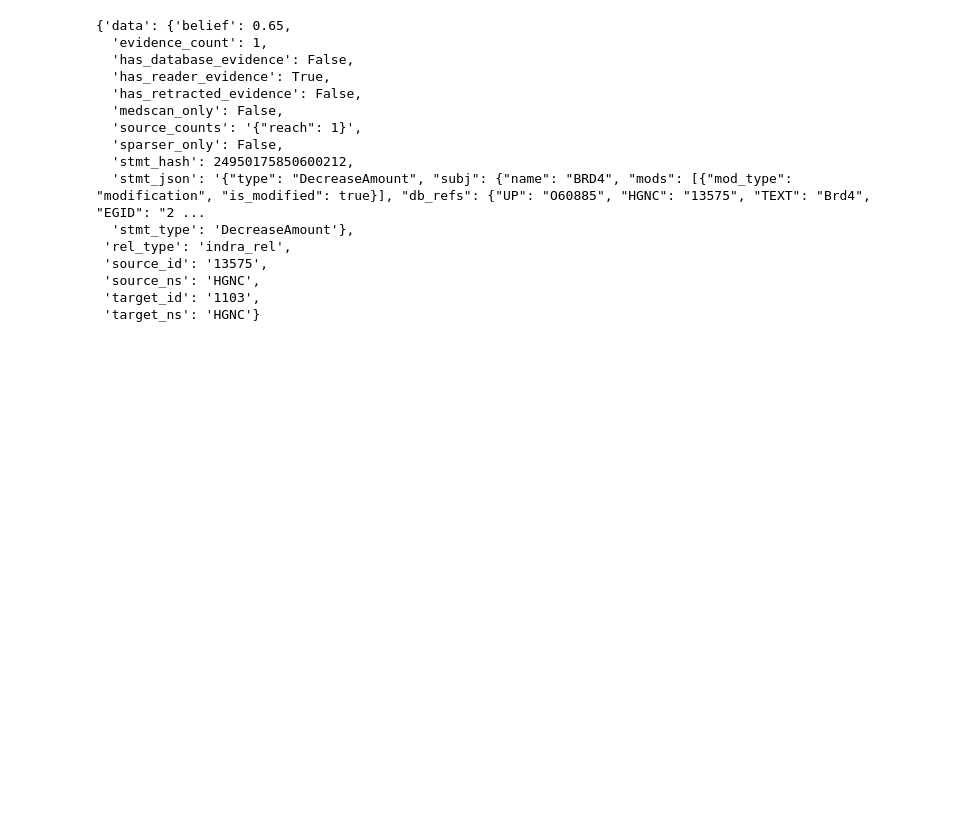
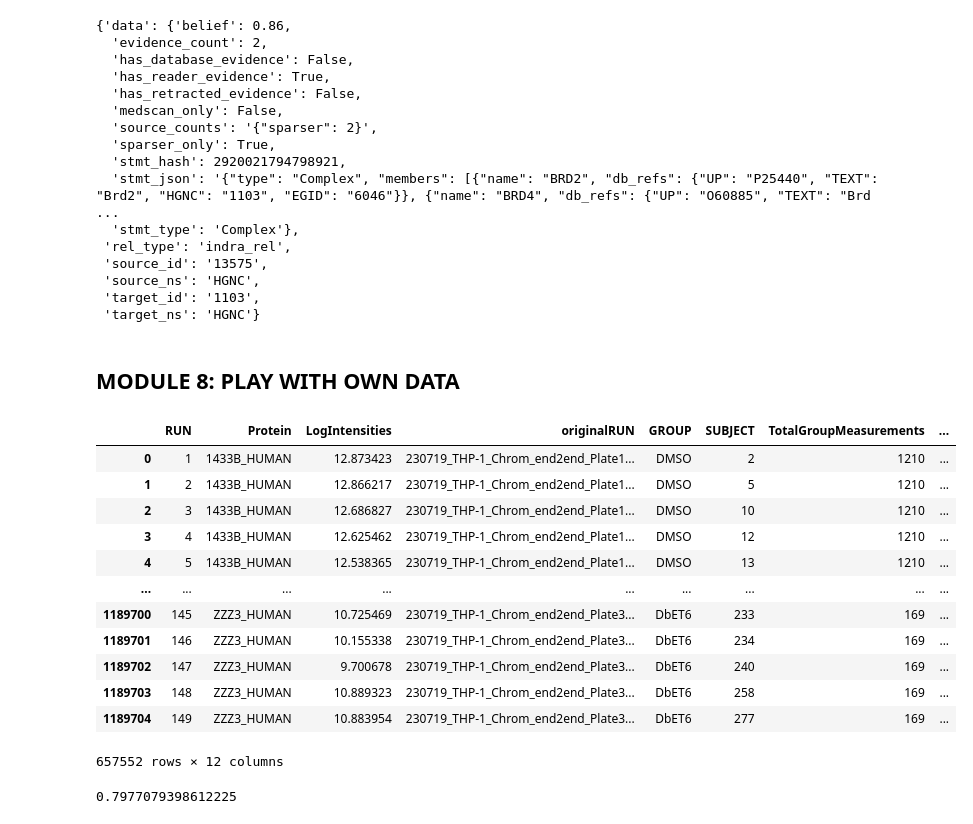
Before and after one commit to gyorilab/indra_may_institute, a Jupyter notebook: main.ipynb, the cells around one changed output. Drawn from its saved outputs; the diff is of its cells as text; code cells hidden in the pictures; blank space fills up the shorter version.

```diff
--- a/main.ipynb
+++ b/main.ipynb
@@ -62,19 +417,19 @@ pandas_df = construct_df(DATASET_PATH)
 groundings = get_protein_groundings(pandas_df)
 subnetwork_relations = query_indra_subnetwork(groundings)
 # %%
-subnetwork_relations[4]
+subnetwork_relations[1]
 # %% [output]
-{'data': {'belief': 0.65,
-  'evidence_count': 1,
+{'data': {'belief': 0.86,
+  'evidence_count': 2,
   'has_database_evidence': False,
   'has_reader_evidence': True,
   'has_retracted_evidence': False,
   'medscan_only': False,
-  'source_counts': '{"reach": 1}',
-  'sparser_only': False,
-  'stmt_hash': 24950175850600212,
-  'stmt_json': '{"type": "DecreaseAmount", "subj": {"name": "BRD4", "mods": [{"mod_type": "modification", "is_modified": true}], "db_refs": {"UP": "O60885", "HGNC": "13575", "TEXT": "Brd4", "EGID": "2 ...
-  'stmt_type': 'DecreaseAmount'},
+  'source_counts': '{"sparser": 2}',
+  'sparser_only': True,
+  'stmt_hash': 2920021794798921,
+  'stmt_json': '{"type": "Complex", "members": [{"name": "BRD2", "db_refs": {"UP": "P25440", "TEXT": "Brd2", "HGNC": "1103", "EGID": "6046"}}, {"name": "BRD4", "db_refs": {"UP": "O60885", "TEXT": "Brd ...
+  'stmt_type': 'Complex'},
  'rel_type': 'indra_rel',
  'source_id': '13575',
  'source_ns': 'HGNC',
@@ -82,0 +457,45 @@ subnetwork_relations[4]
+# %% [markdown]
+## MODULE 8: PLAY WITH OWN DATA
+# %%
+GROUPS_FILTER = ['DMSO', 'DbET6']
+def construct_protein_level_df(filename):
+    pandas_df = pandas.read_csv(filename)
+    pandas_df = pandas_df[pandas_df['GROUP'].isin(GROUPS_FILTER)]
+    pandas_df['HGNC'] = pandas_df['Protein'].apply(
+        lambda uniprot_mnemonic: uniprot_to_hgnc(uniprot_mnemonic)
+    )
+    return pandas_df
+
+protein_df = construct_protein_level_df("ProteinLevelData.csv")
+protein_df
+# %% [output]
+|  | RUN | Protein | LogIntensities | originalRUN | GROUP | SUBJECT | TotalGroupMeasurements | ... |
+| 0 | 1 | 1433B_HUMAN | 12.873423 | 230719_THP-1_Chrom_end2end_Plate1... | DMSO | 2 | 1210 | ... |
+| 1 | 2 | 1433B_HUMAN | 12.866217 | 230719_THP-1_Chrom_end2end_Plate1... | DMSO | 5 | 1210 | ... |
+| 2 | 3 | 1433B_HUMAN | 12.686827 | 230719_THP-1_Chrom_end2end_Plate1... | DMSO | 10 | 1210 | ... |
+| 3 | 4 | 1433B_HUMAN | 12.625462 | 230719_THP-1_Chrom_end2end_Plate1... | DMSO | 12 | 1210 | ... |
+| 4 | 5 | 1433B_HUMAN | 12.538365 | 230719_THP-1_Chrom_end2end_Plate1... | DMSO | 13 | 1210 | ... |
+| ... | ... | ... | ... | ... | ... | ... | ... | ... |
+| 1189700 | 145 | ZZZ3_HUMAN | 10.725469 | 230719_THP-1_Chrom_end2end_Plate3... | DbET6 | 233 | 169 | ... |
+| 1189701 | 146 | ZZZ3_HUMAN | 10.155338 | 230719_THP-1_Chrom_end2end_Plate3... | DbET6 | 234 | 169 | ... |
+| 1189702 | 147 | ZZZ3_HUMAN | 9.700678 | 230719_THP-1_Chrom_end2end_Plate3... | DbET6 | 240 | 169 | ... |
+| 1189703 | 148 | ZZZ3_HUMAN | 10.889323 | 230719_THP-1_Chrom_end2end_Plate3... | DbET6 | 258 | 169 | ... |
+| 1189704 | 149 | ZZZ3_HUMAN | 10.883954 | 230719_THP-1_Chrom_end2end_Plate3... | DbET6 | 277 | 169 | ... |
+657552 rows × 12 columns
+# %%
+def calculate_correlation(hgnc_id_1, hgnc_id_2, protein_level_summary):
+    filtered_df = protein_level_summary[protein_level_summary['HGNC'].isin([hgnc_id_1, hgnc_id_2])]
+    x = []
+    y = []
+    for subject in filtered_df['SUBJECT'].unique():
+        subject_level_df = filtered_df[filtered_df['SUBJECT'] == subject]
+        subject_level_df_x = subject_level_df[subject_level_df['HGNC'] == hgnc_id_1]
+        subject_level_df_y = subject_level_df[subject_level_df['HGNC'] == hgnc_id_2]
+        if len(subject_level_df_x) > 0 and len(subject_level_df_y) > 0:
+            x.append(subject_level_df_x['LogIntensities'].iloc[0])
+            y.append(subject_level_df_y['LogIntensities'].iloc[0])
+    return np.corrcoef(x, y)
+
+calculate_correlation('1103', '1104', protein_df)[0][1]
+# %% [output]
+0.7977079398612225
```
Also changed, not shown: parts of 57 cells of this notebook, 3 other files.
